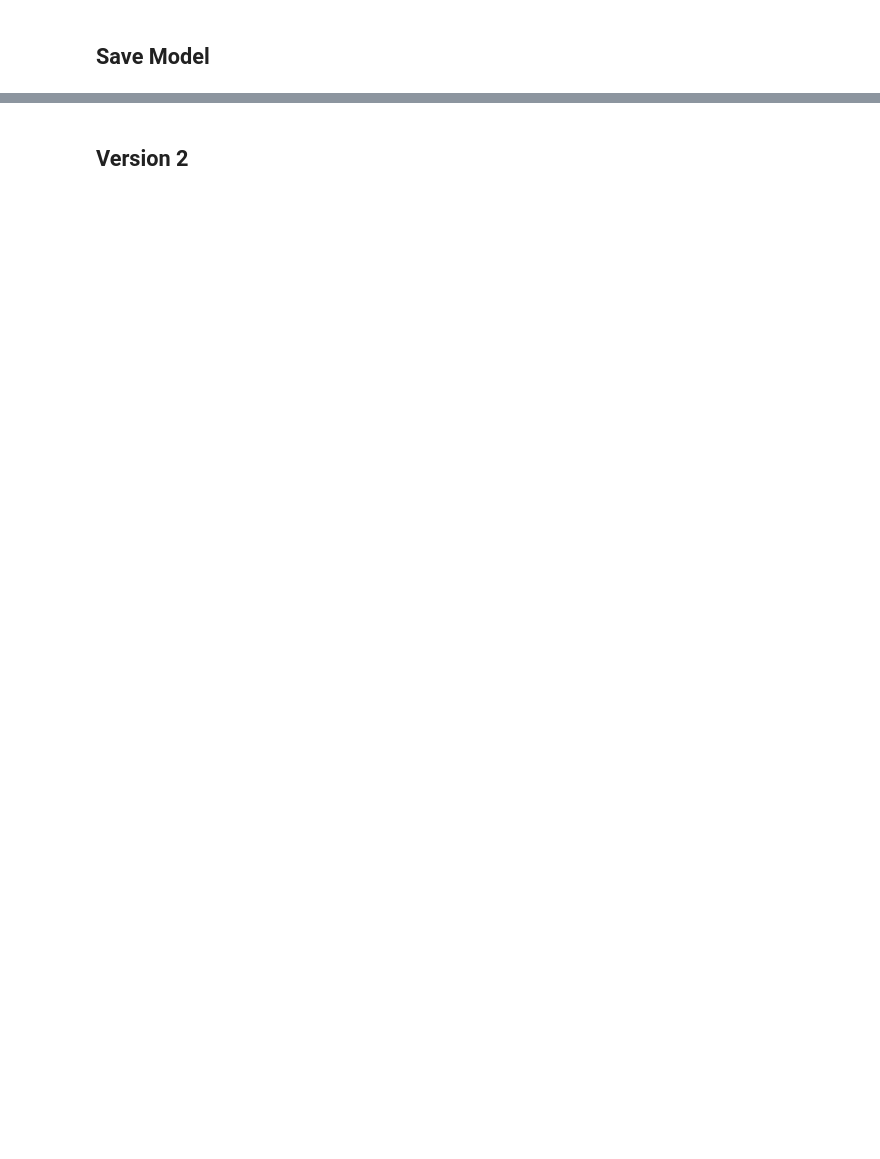
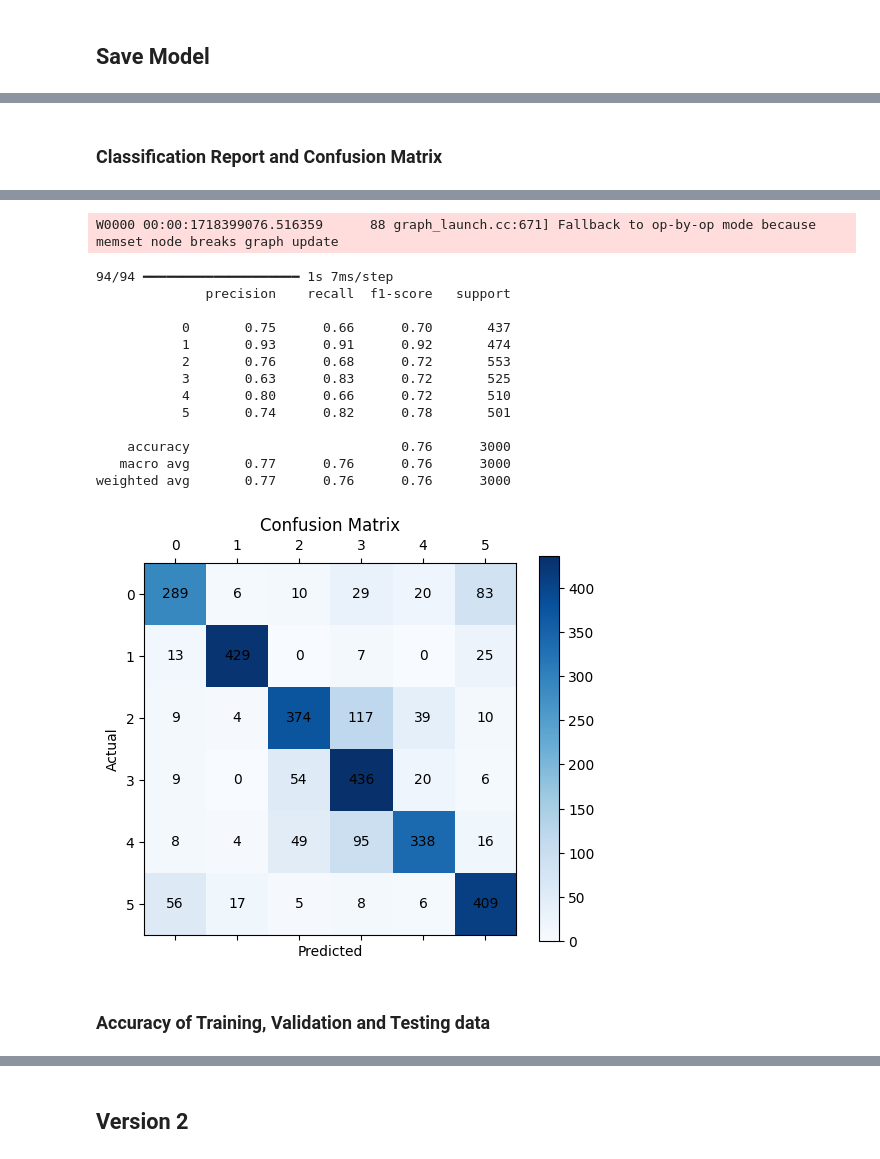
Before and after one commit to dianarrmiranda/TAA_2Project, a Jupyter notebook: CNN.ipynb, the cells around one changed output, grey strips where cells are left out. Saved outputs shown, nothing was run; the diff lists cells and outputs as text; code cells hidden in the pictures; blank space fills up the shorter version.

```diff
--- a/CNN.ipynb
+++ b/CNN.ipynb
@@ -219,0 +223,22 @@ model.save('cnn1.h5')
+# %% [markdown]
+### Classification Report and Confusion Matrix
+# %%
+# Confusion Matrix
+predictions = model.predict(X_test)
+y_pred = np.argmax(predictions, axis=1)
+true_labels = np.argmax(y_test, axis=1)
+confusion = confusion_matrix(true_labels, y_pred)
+
+fig, ax = plt.subplots(figsize=(6, 5))
+cax = ax.matshow(confusion, cmap='Blues')
+fig.colorbar(cax)
+
+print(classification_report(true_labels, y_pred))
+
+for (i, j), val in np.ndenumerate(confusion):
+    ax.text(j, i, f'{val}', ha='center', va='center')
+plt.title('Confusion Matrix')
+plt.xlabel('Predicted')
+plt.ylabel('Actual')
+plt.show()
+# %% [output]
@@ -219,0 +246,17 @@ model.save('cnn1.h5')
+W0000 00:00:1718399076.516359      88 graph_launch.cc:671] Fallback to op-by-op mode because memset node breaks graph update
+94/94 ━━━━━━━━━━━━━━━━━━━━ 1s 7ms/step
+              precision    recall  f1-score   support
+
+           0       0.75      0.66      0.70       437
+           1       0.93      0.91      0.92       474
+           2       0.76      0.68      0.72       553
+           3       0.63      0.83      0.72       525
+           4       0.80      0.66      0.72       510
+           5       0.74      0.82      0.78       501
+
+    accuracy                           0.76      3000
+   macro avg       0.77      0.76      0.76      3000
+weighted avg       0.77      0.76      0.76      3000
+[figure, added]
+# %% [markdown]
+### Accuracy of Training, Validation and Testing data
```
Also changed, not shown: parts of 27 cells of this notebook, 4 other files.
